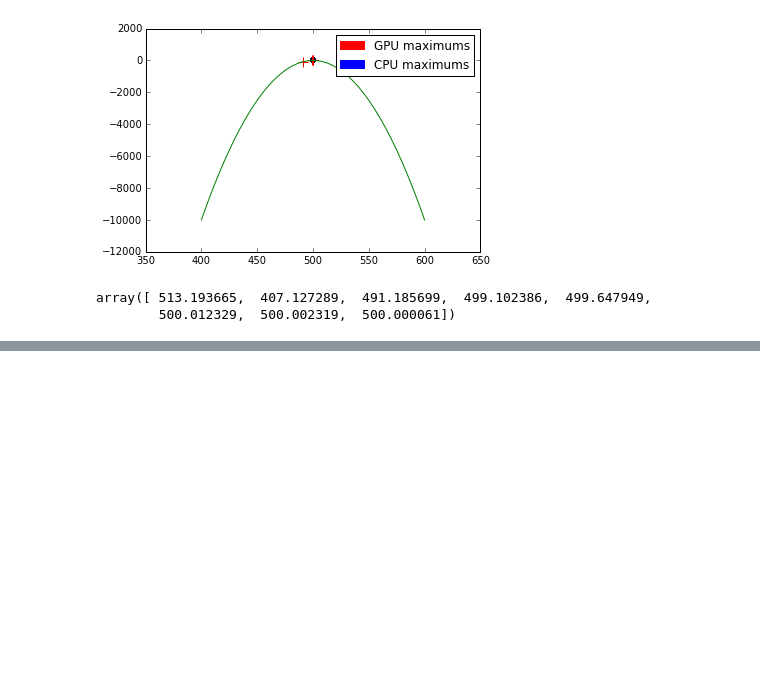
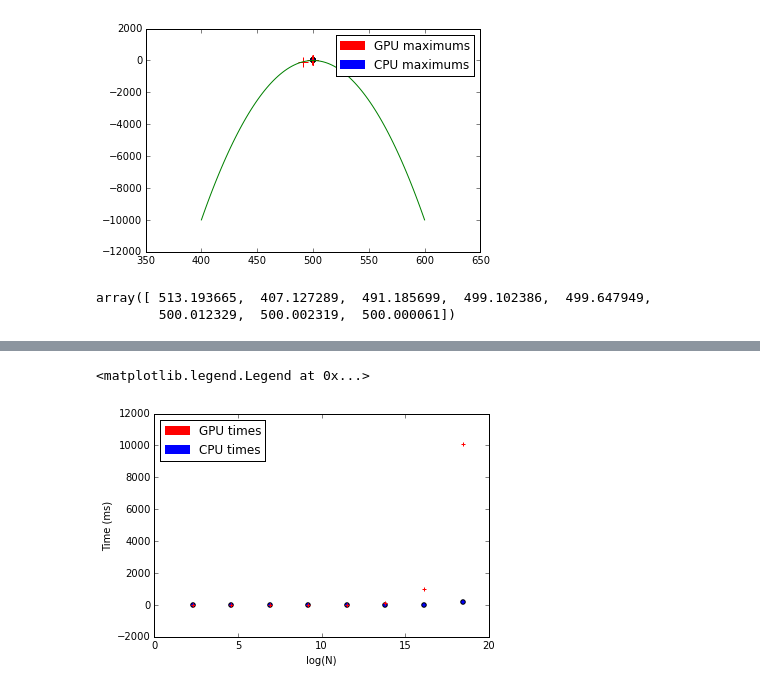
Before and after one commit to sszuflita/optimize, a Jupyter notebook: analysis/Analysis.ipynb, the cells around one changed output, grey strips where cells are left out. Drawn from its saved outputs; the diff is of its cells as text; code cells hidden in the pictures; blank space fills up the shorter version.

```diff
--- a/analysis/Analysis.ipynb
+++ b/analysis/Analysis.ipynb
@@ -61,0 +70,18 @@ array([ 513.193665,  407.127289,  491.185699,  499.102386,  499.647949,
+# %%
+time_data = np.genfromtxt("benchmark_2.csv", delimiter = ",")
+N = time_data[:, 0]
+cpu_times = time_data[:, 1]
+gpu_times = time_data[:, 2]
+# %%
+plt.scatter(log(N), gpu_times, marker='o')
+plt.scatter(log(N), cpu_times, c='red', marker='+')
+plt.xlabel('log(N)')
+plt.ylabel('Time (ms)')
+
+
+red_patch = mpatches.Patch(color='red', label='GPU times')
+blue_patch = mpatches.Patch(color='blue', label='CPU times')
+plt.legend(handles=[red_patch, blue_patch], loc=2)
+# %% [output]
+<matplotlib.legend.Legend at 0x...>
+[figure, added]
```
Also changed, not shown: parts of 1 cell of this notebook, 4 other files.
